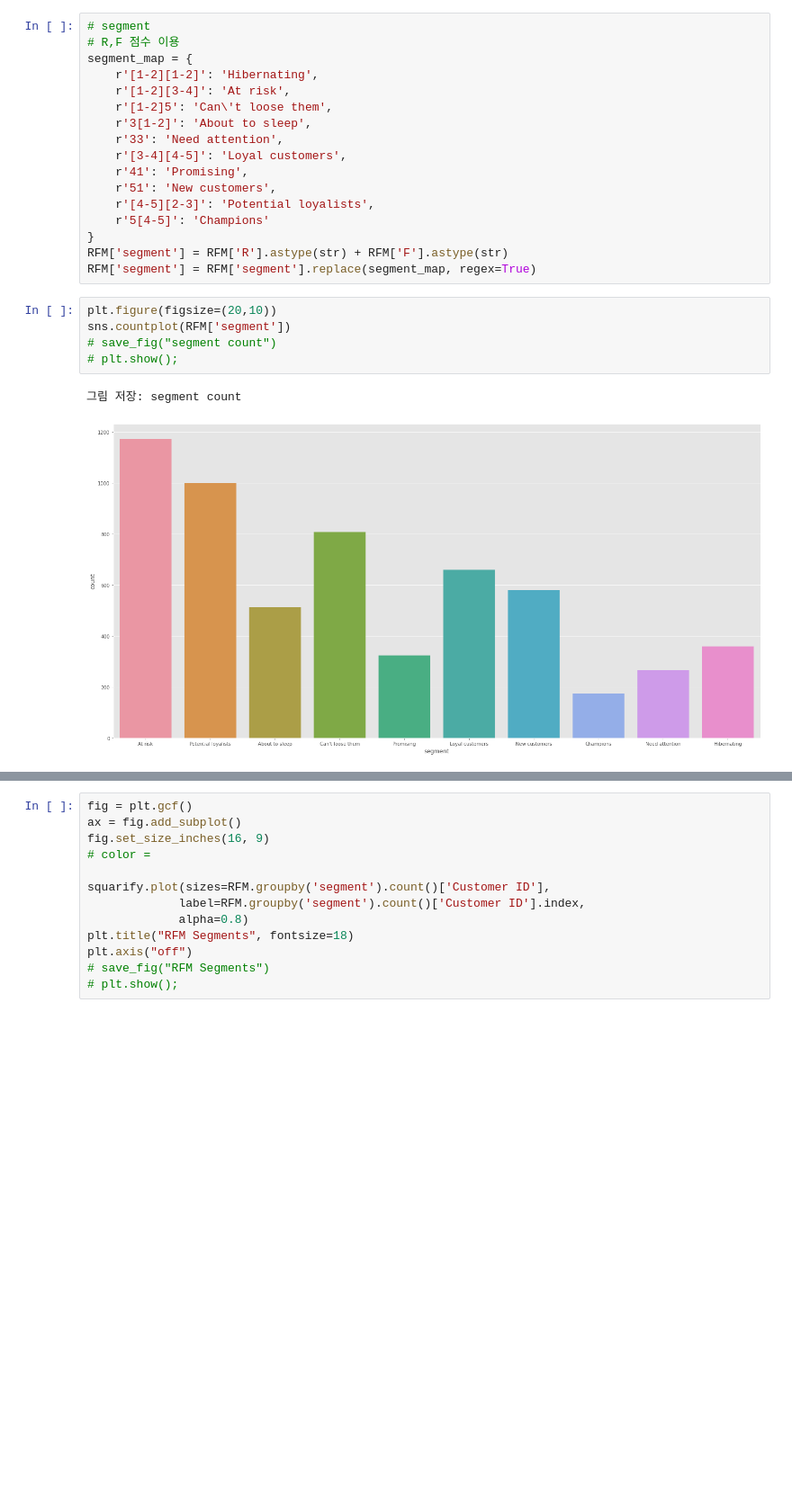
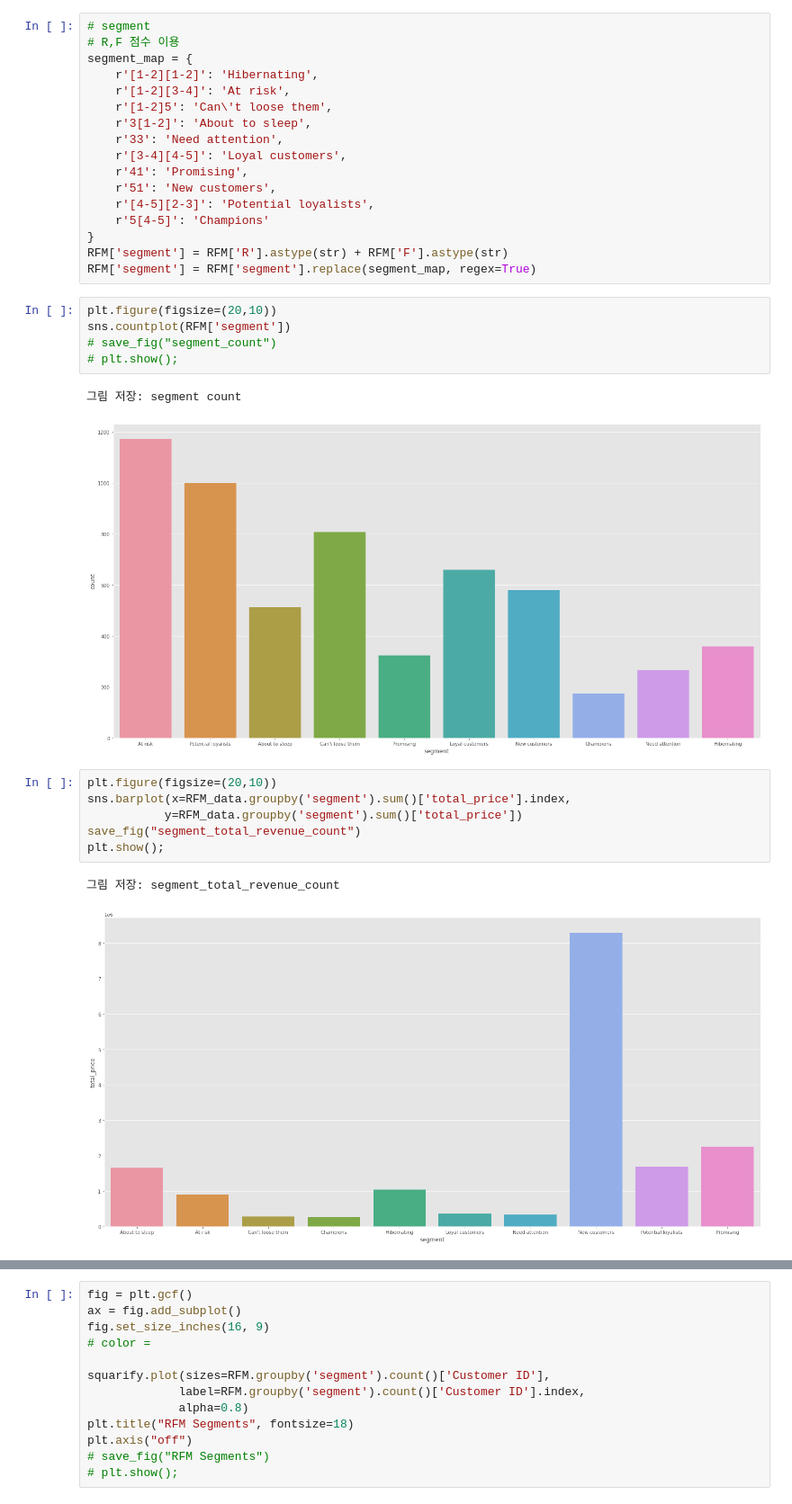
Before and after one commit to solyourock/growth, a Jupyter notebook: revise.ipynb, the cells around one changed output, grey strips where cells are left out. Shown at 90% size. Cells and saved outputs as stored; diff of their text form; blank space fills up the shorter version.

```diff
--- a/revise.ipynb
+++ b/revise.ipynb
@@ -738,8 +738,17 @@ RFM['segment'] = RFM['segment'].replace(segment_map, regex=True)
 # %%
 plt.figure(figsize=(20,10))
 sns.countplot(RFM['segment'])
-# save_fig("segment count")
+# save_fig("segment_count")
 # plt.show();
 # %% [output]
 그림 저장: segment count
 [figure]
+# %%
+plt.figure(figsize=(20,10))
+sns.barplot(x=RFM_data.groupby('segment').sum()['total_price'].index,
+           y=RFM_data.groupby('segment').sum()['total_price'])
+save_fig("segment_total_revenue_count")
+plt.show();
+# %% [output]
+그림 저장: segment_total_revenue_count
+[figure, added]
```
Also changed, not shown: parts of 4 cells of this notebook, 1 other file.
